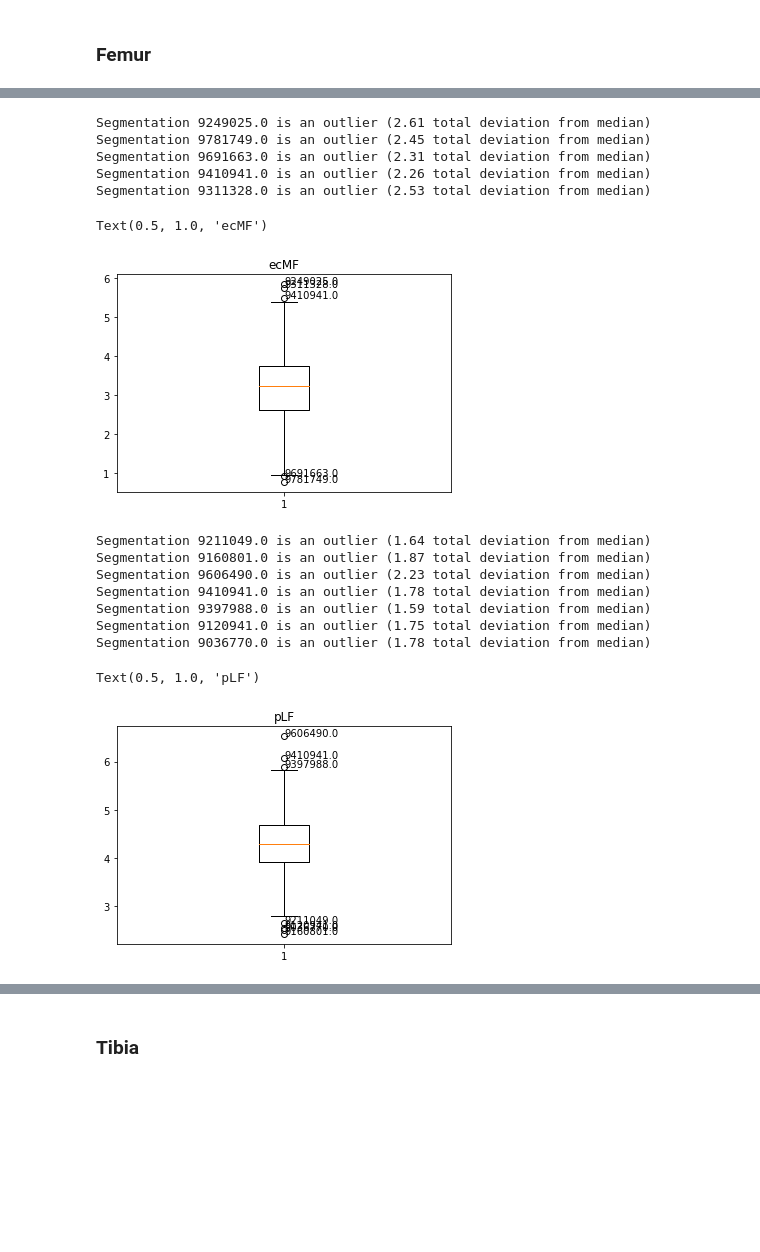
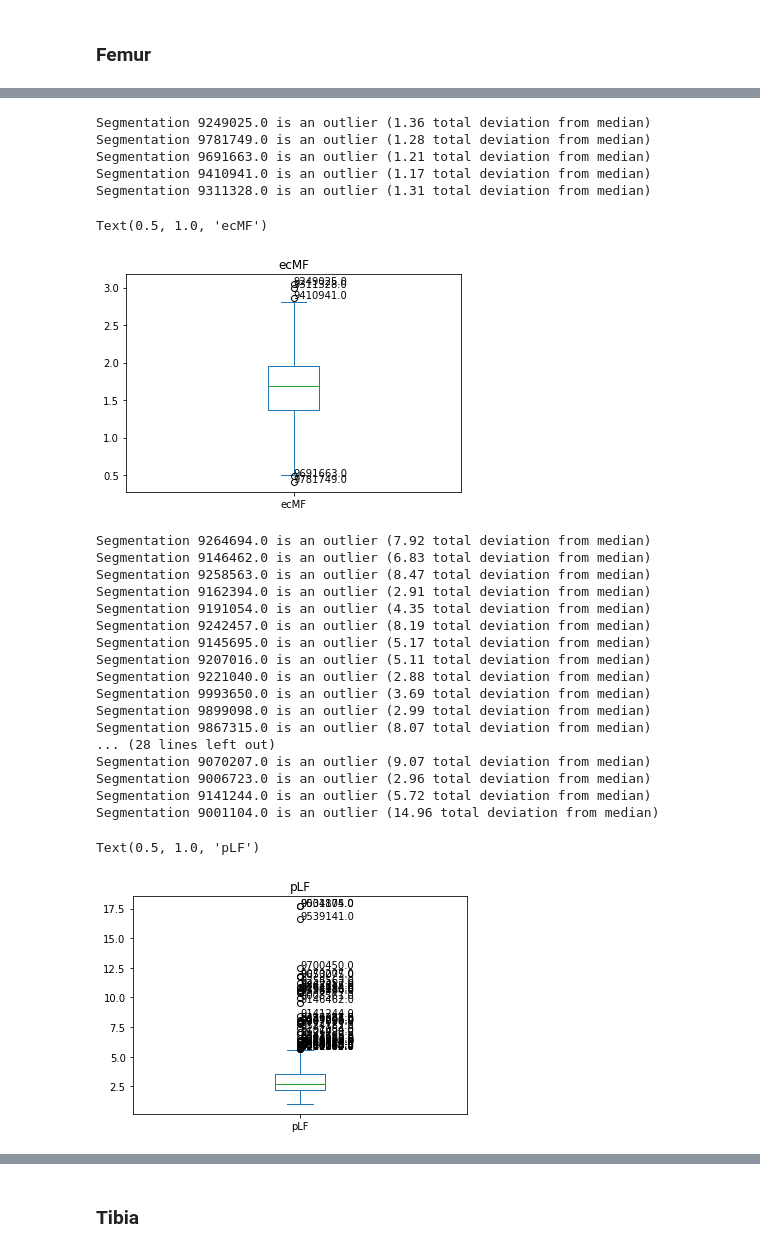
Before and after one commit to swestfechtel/knorpel_v2, a Jupyter notebook: meshplots.ipynb, the cells around one changed output, grey strips where cells are left out. Cells and saved outputs as stored; diff of their text form; code cells hidden in the pictures; blank space fills up the shorter version.

```diff
--- a/meshplots.ipynb
+++ b/meshplots.ipynb
@@ -19,8 +27,8 @@ for column in df.columns:
 # %%
-df.fillna(value=d, inplace=True)
+#df.fillna(value=d, inplace=True)
 # %% [markdown]
 Filter out extreme outliers (deviating more than 5 standard deviations from the mean).
 # %%
-numrows = df.shape[0]
-df = df[(np.abs(stats.zscore(df)) < 5).all(axis=1)]
-print(f'Filtered out {numrows - df.shape[0]} instances.')
+#numrows = df.shape[0]
+#df = df[(np.abs(stats.zscore(df)) < 5).all(axis=1)]
+#print(f'Filtered out {numrows - df.shape[0]} instances.')
@@ -29,2 +35,2 @@ Filtered out 11 instances.
 # %%
-df
+df = df.loc[df['dir'] != 9189303].loc[df['dir'] != 9539084]
@@ -175,0 +170,6 @@ for i in range(len(xs)):
+# %%
+ys = amf.to_numpy()
+pylt.scatter(x=xs, y=ys)
+pylt.title('aMF')
+for i in range(len(xs)):
+    pass
@@ -401,6 +414,7 @@ Text(0.5, 1.0, 'ccMF')
 # %%
 ys = ecmf.to_numpy()
-pylt.boxplot(ys)
+ecmf.plot.box()
+#pylt.boxplot(ys)
 q1 = ecmf.quantile(.25)
 q3 = ecmf.quantile(.75)
 ot = q3 + 1.5 * (q3 - q1)
@@ -412,35 +426,46 @@ for i, y in enumerate(ys):
 
 pylt.title('ecMF')
 # %% [output]
-Segmentation 9249025.0 is an outlier (2.61 total deviation from median)
-Segmentation 9781749.0 is an outlier (2.45 total deviation from median)
-Segmentation 9691663.0 is an outlier (2.31 total deviation from median)
-Segmentation 9410941.0 is an outlier (2.26 total deviation from median)
-Segmentation 9311328.0 is an outlier (2.53 total deviation from median)
+Segmentation 9249025.0 is an outlier (1.36 total deviation from median)
+Segmentation 9781749.0 is an outlier (1.28 total deviation from median)
+Segmentation 9691663.0 is an outlier (1.21 total deviation from median)
+Segmentation 9410941.0 is an outlier (1.17 total deviation from median)
+Segmentation 9311328.0 is an outlier (1.31 total deviation from median)
 Text(0.5, 1.0, 'ecMF')
-[figure, old version]
+[figure, new version]
 # %%
 ys = plf.to_numpy()
-pylt.boxplot(ys)
+plf.plot.box()
+#pylt.boxplot(ys)
 q1 = plf.quantile(.25)
 q3 = plf.quantile(.75)
 ot = q3 + 1.5 * (q3 - q1)
 ob = q1 - 1.5 * (q3 - q1)
 for i, y in enumerate(ys):
     if y > ot or y < ob:
         pylt.text(1, y, df.iloc[i]['dir'])
         print(f'Segmentation {df.iloc[i]["dir"]} is an outlier ({abs(y - plf.median()):.2f} total deviation from median)')
 
 pylt.title('pLF')
 # %% [output]
-Segmentation 9211049.0 is an outlier (1.64 total deviation from median)
-Segmentation 9160801.0 is an outlier (1.87 total deviation from median)
-Segmentation 9606490.0 is an outlier (2.23 total deviation from median)
-Segmentation 9410941.0 is an outlier (1.78 total deviation from median)
-Segmentation 9397988.0 is an outlier (1.59 total deviation from median)
-Segmentation 9120941.0 is an outlier (1.75 total deviation from median)
-Segmentation 9036770.0 is an outlier (1.78 total deviation from median)
+Segmentation 9264694.0 is an outlier (7.92 total deviation from median)
+Segmentation 9146462.0 is an outlier (6.83 total deviation from median)
+Segmentation 9258563.0 is an outlier (8.47 total deviation from median)
+Segmentation 9162394.0 is an outlier (2.91 total deviation from median)
+Segmentation 9191054.0 is an outlier (4.35 total deviation from median)
+Segmentation 9242457.0 is an outlier (8.19 total deviation from median)
+Segmentation 9145695.0 is an outlier (5.17 total deviation from median)
+Segmentation 9207016.0 is an outlier (5.11 total deviation from median)
+Segmentation 9221040.0 is an outlier (2.88 total deviation from median)
+Segmentation 9993650.0 is an outlier (3.69 total deviation from median)
+Segmentation 9899098.0 is an outlier (2.99 total deviation from median)
+Segmentation 9867315.0 is an outlier (8.07 total deviation from median)
+... (28 lines left out)
+Segmentation 9070207.0 is an outlier (9.07 total deviation from median)
+Segmentation 9006723.0 is an outlier (2.96 total deviation from median)
+Segmentation 9141244.0 is an outlier (5.72 total deviation from median)
+Segmentation 9001104.0 is an outlier (14.96 total deviation from median)
 Text(0.5, 1.0, 'pLF')
-[figure, old version]
+[figure, new version]
 # %%
 ys = pmf.to_numpy()
```
Also changed, not shown: parts of 48 cells of this notebook, 3 other files.
